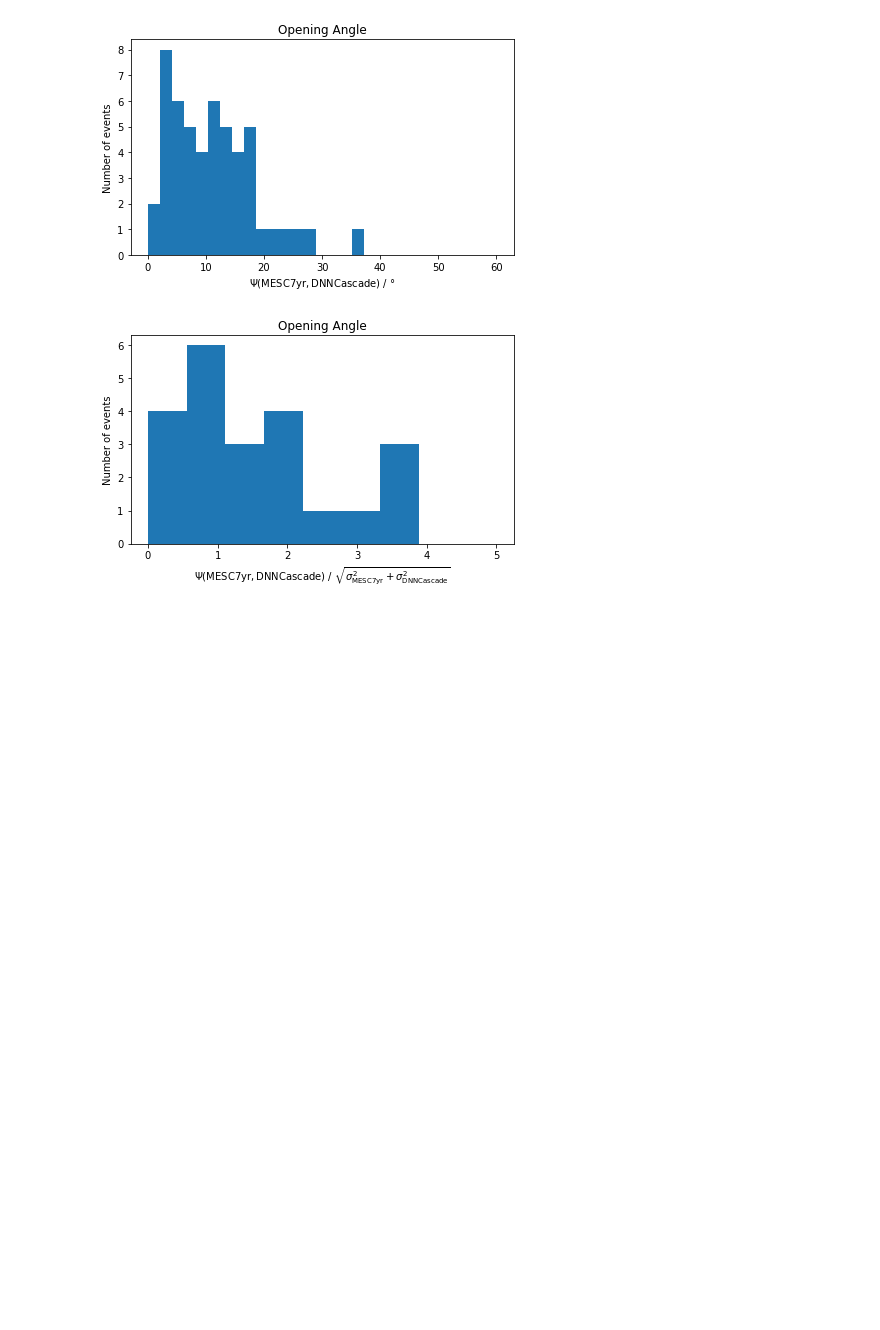
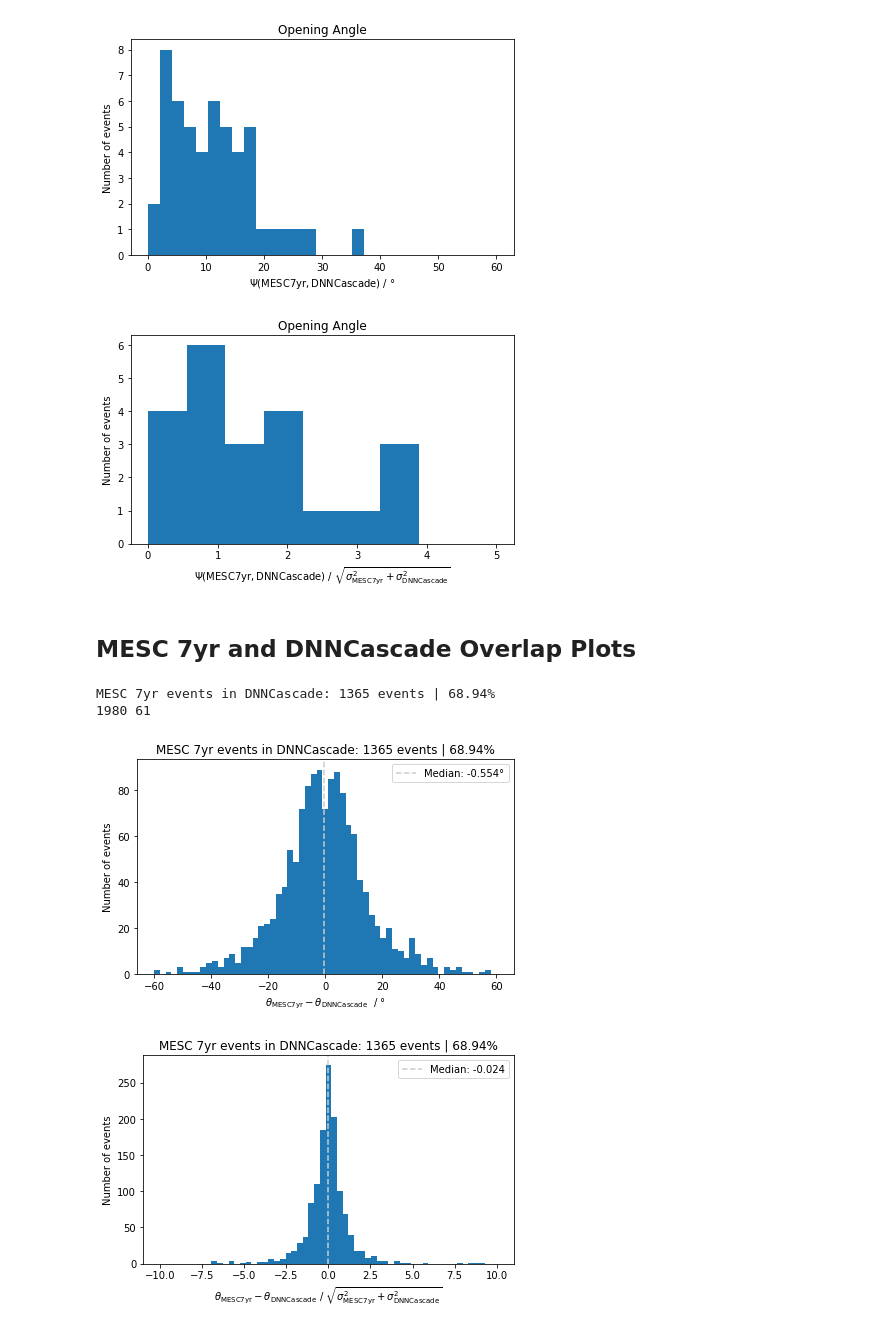
Before and after one commit to ssclafani949/DNNCascade, a Jupyter notebook: notebooks/event_selection/CreatePickleForEGenDirectFitComparison.ipynb, the cells around one changed output. Cells and saved outputs as stored; diff of their text form; code cells hidden in the pictures; blank space fills up the shorter version.

```diff
--- a/notebooks/event_selection/CreatePickleForEGenDirectFitComparison.ipynb
+++ b/notebooks/event_selection/CreatePickleForEGenDirectFitComparison.ipynb
@@ -194,5 +194,10 @@ hese_idx = ([(int(h.split('.')[0]), int(h.split('.')[1])) for h in hese_events])
 # %%
 df_sel = df_exp.loc[df_exp.index.intersection(hese_idx)]
 df_sel_mesc = df_exp_mesc.loc[df_exp_mesc.index.intersection(df_sel.index)]
-len(df_sel), len(df_sel_mesc)
+
+idx_overlap = df_exp_mesc.index.intersection(df_exp.index)
+df_mesc_overlap = df_exp_mesc.loc[idx_overlap]
+df_exp_overlap = df_exp.loc[idx_overlap]
+
+len(df_sel), len(df_sel_mesc), len(df_mesc_overlap), len(df_exp_overlap)
 # %% [output]
@@ -205,6 +210,8 @@ key_trafo = {
     'I3EventHeader_Run': 'run',
     'I3EventHeader_Event': 'event',
 }
+key_trafo_inv = {v:k for k, v in key_trafo.items()}
+
 key_trafo_mesc = {
     'zenith': 'mesc7yr_zen',
     'azimuth': 'mesc7yr_az',
@@ -212,6 +219,7 @@ key_trafo_mesc = {
     'I3EventHeader_Run': 'run',
     'I3EventHeader_Event': 'event',
 }
+key_trafo_mesc_inv = {v:k for k, v in key_trafo_mesc.items()}
 # %% [markdown]
 #### Define Method to obtain 50% contaiment contour
 # %%
@@ -464,3 +484,48 @@ fig.savefig(os.path.join(plot_dir, 'residuals_angle_relative.png'))
 # %% [output]
 [figure]
 [figure]
+# %% [markdown]
+## MESC 7yr and DNNCascade Overlap Plots
+# %%
+num_overlap = len(df_mesc_overlap)
+fr_overlap = len(df_mesc_overlap) * 100. / len(df_exp_mesc)
+
+overlap_str = 'MESC 7yr events in DNNCascade: {} events | {:3.2f}%'.format(num_overlap, fr_overlap)
+print(overlap_str)
+print(len(df_exp_mesc), len(df_sel))
+# %% [output]
+MESC 7yr events in DNNCascade: 1365 events | 68.94%
+1980 61
+# %%
+residuals = df_mesc_overlap[key_trafo_mesc_inv['mesc7yr_zen']] - df_exp_overlap[key_trafo_inv['egen_zen']]
+sigma = np.sqrt(
+    df_mesc_overlap[key_trafo_mesc_inv['mesc7yr_ang_esterr']]**2
+    - df_exp_overlap[key_trafo_inv['egen_ang_esterr']]**2
+)
+
+bins = np.linspace(-60, 60, 60)
+fig, ax = plt.subplots(figsize=(6, 4))
+ax.hist(np.rad2deg(residuals), bins=bins)
+median = np.nanmedian(np.rad2deg(residuals))
+ax.axvline(median, color='0.8', ls='--', label='Median: {:3.3f}°'.format(median))
+ax.legend()
+ax.set_xlabel(r'$\theta_\mathrm{MESC7yr} - \theta_\mathrm{DNNCascade}$  / °')
+ax.set_ylabel('Number of events')
+ax.set_title(overlap_str)
+fig.tight_layout()
+fig.savefig(os.path.join(plot_dir, 'residuals_zenith_overlap.png'))
+
+bins = np.linspace(-10, 10, 60)
+fig, ax = plt.subplots(figsize=(6, 4))
+ax.hist(residuals/sigma, bins=bins)
+median = np.nanmedian(residuals/sigma)
+ax.axvline(median, color='0.8', ls='--', label='Median: {:3.3f}'.format(median))
+ax.legend()
+ax.set_xlabel(r'$\theta_\mathrm{MESC7yr} - \theta_\mathrm{DNNCascade}$ / $\sqrt{\sigma_\mathrm{MESC7yr}^2 + \sigma_\mathrm{DNNCascade}^2}$')
+ax.set_ylabel('Number of events')
+ax.set_title(overlap_str)
+fig.tight_layout()
+fig.savefig(os.path.join(plot_dir, 'residuals_zenith_relative_overlap.png'))
+# %% [output]
+[figure, added]
+[figure, added]
```
Also changed, not shown: parts of 6 cells of this notebook.
